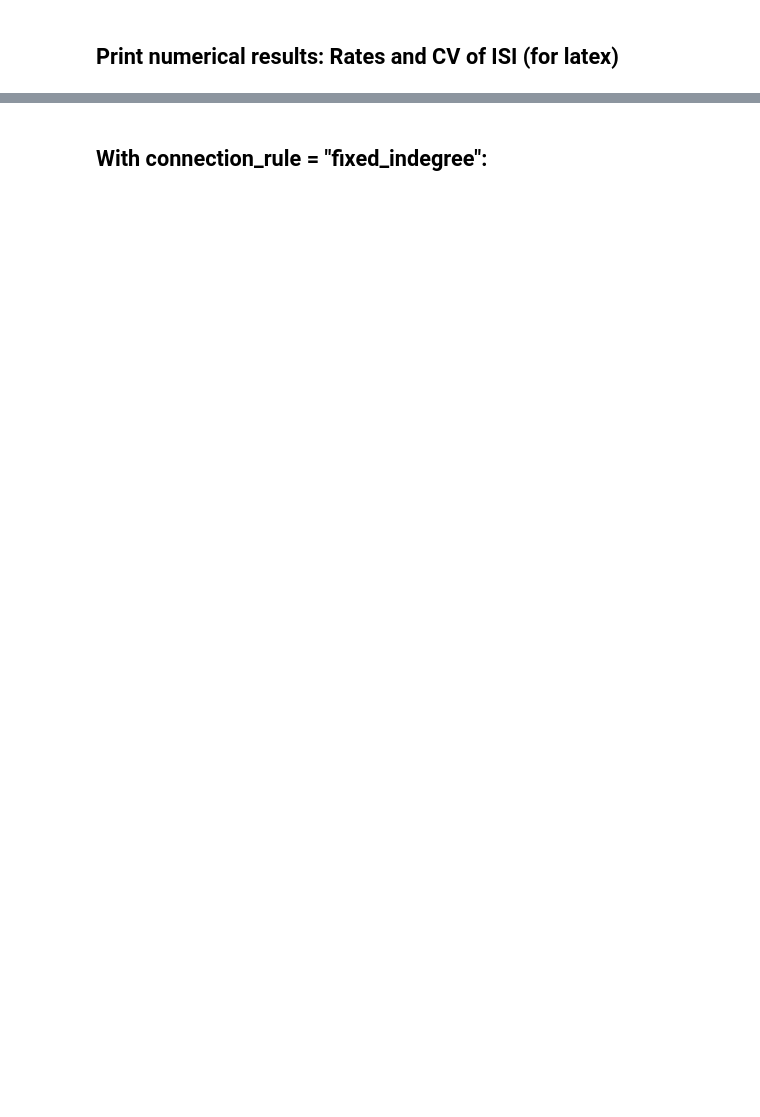
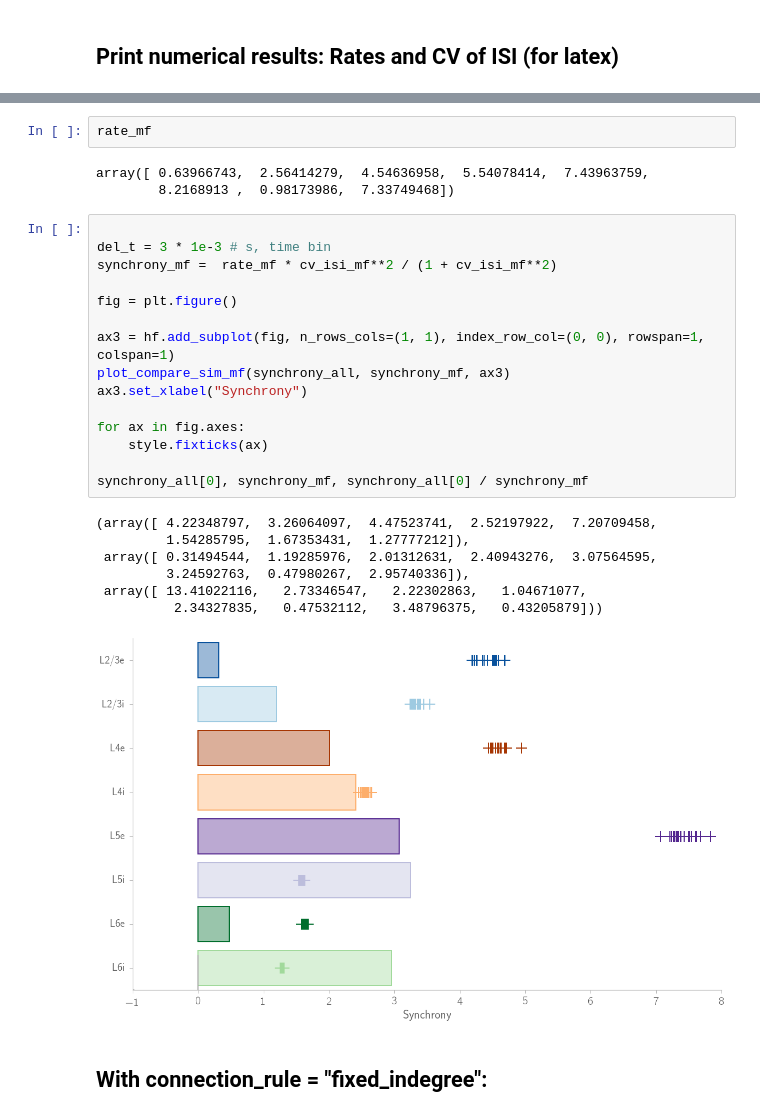
Before and after one commit to frschu/microcircuit, a Jupyter notebook: analysis/compare_sim_mf.ipynb, the cells around one changed output, grey strips where cells are left out. Cells and saved outputs as stored; diff of their text form; blank space fills up the shorter version.

```diff
--- a/analysis/compare_sim_mf.ipynb
+++ b/analysis/compare_sim_mf.ipynb
@@ -264,3 +283,31 @@ NameError: name 'rate_mf' is not defined
+# %%
+rate_mf
+# %% [output]
+array([ 0.63966743,  2.56414279,  4.54636958,  5.54078414,  7.43963759,
+        8.2168913 ,  0.98173986,  7.33749468])
+# %%
+
+del_t = 3 * 1e-3 # s, time bin
+synchrony_mf =  rate_mf * cv_isi_mf**2 / (1 + cv_isi_mf**2)
+
+fig = plt.figure()
+
+ax3 = hf.add_subplot(fig, n_rows_cols=(1, 1), index_row_col=(0, 0), rowspan=1, colspan=1)
+plot_compare_sim_mf(synchrony_all, synchrony_mf, ax3)
+ax3.set_xlabel("Synchrony")
+
+for ax in fig.axes:
+    style.fixticks(ax)
+
+synchrony_all[0], synchrony_mf, synchrony_all[0] / synchrony_mf
+# %% [output]
+(array([ 4.22348797,  3.26064097,  4.47523741,  2.52197922,  7.20709458,
+         1.54285795,  1.67353431,  1.27777212]),
+ array([ 0.31494544,  1.19285976,  2.01312631,  2.40943276,  3.07564595,
+         3.24592763,  0.47980267,  2.95740336]),
+ array([ 13.41022116,   2.73346547,   2.22302863,   1.04671077,
+          2.34327835,   0.47532112,   3.48796375,   0.43205879]))
+[figure, added]
 # %% [markdown]
 ## With connection_rule = "fixed_indegree":
 # %%
```
Also changed, not shown: parts of 13 cells of this notebook, 16 other files.
